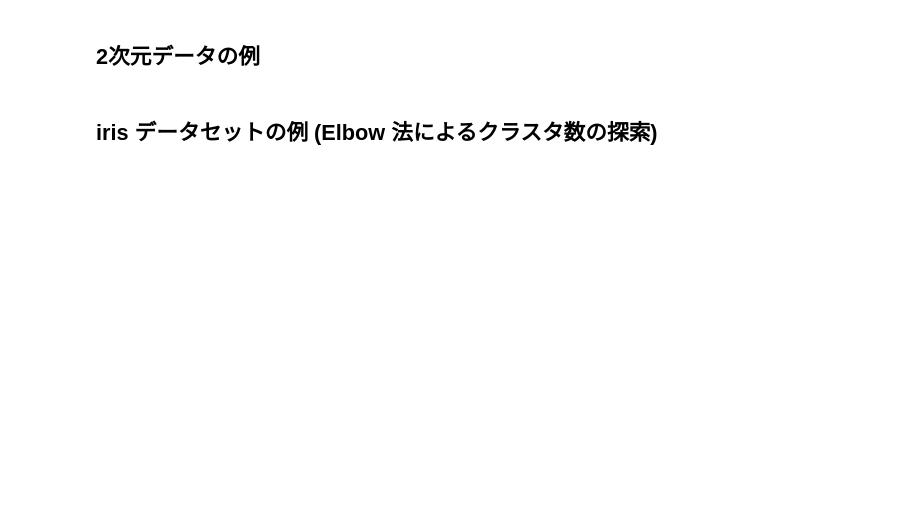
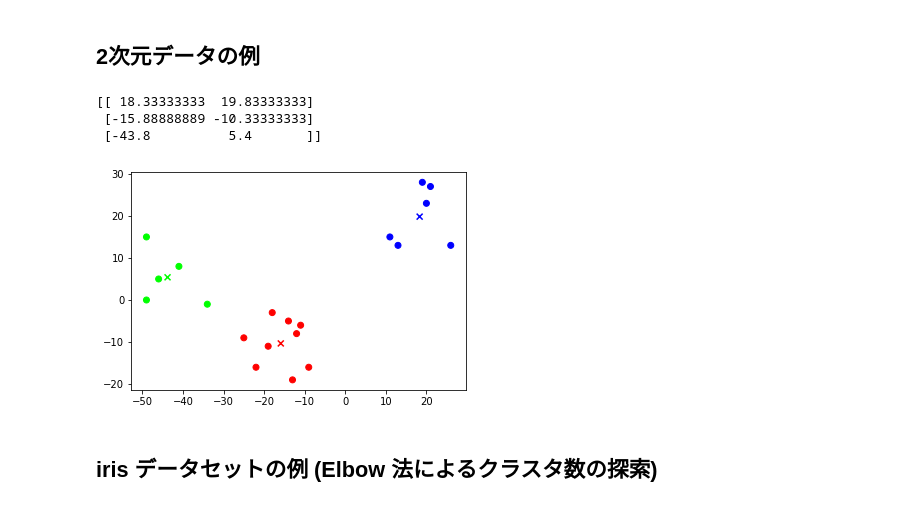
Before and after one commit to machine-learning-learning/learning, a Jupyter notebook: Lecture14/k-means.ipynb, the cells around one changed output. Cells and saved outputs as stored; diff of their text form; code cells hidden in the pictures; blank space fills up the shorter version.

```diff
--- a/Lecture14/k-means.ipynb
+++ b/Lecture14/k-means.ipynb
@@ -7,19 +8,26 @@ import numpy as np
 ## 2次元データの例
 # %%
 inputs = [[-14,-5],[13,13],[20,23],[-19,-11],[-9,-16],[21,27],[-49,15],[26,13],[-46,5],[-34,-1],[11,15],[-49,0],[-22,-16],[19,28],[-12,-8],[-13,-19],[-41,8],[-11,-6],[-25,-9],[-18,-3]]
+n_clusters = 3 #クラスタ数
 
 model = KMeans(n_clusters=n_clusters)
 model.fit(inputs)
 print(model.cluster_centers_) #各クラスタの中心
+# %% [output]
+[[ 18.33333333  19.83333333]
+ [-15.88888889 -10.33333333]
+ [-43.8          5.4       ]]
 # %%
 tmp = list(map(lambda x, y : x + [y], inputs, model.labels_))
 result = list(zip(*tmp))
 
 plt.scatter(result[0], result[1], c=result[2], cmap="brg")
 
-center_color = [0,1,2]
+center_color = range(n_clusters)
 plt.scatter(model.cluster_centers_[:,0], model.cluster_centers_[:,1], marker='x', c=center_color, cmap="brg")
 plt.show()
+# %% [output]
+[figure, added]
 # %% [markdown]
 ## iris データセットの例 (Elbow 法によるクラスタ数の探索)
 # %%
```
Also changed, not shown: parts of 9 cells of this notebook.
